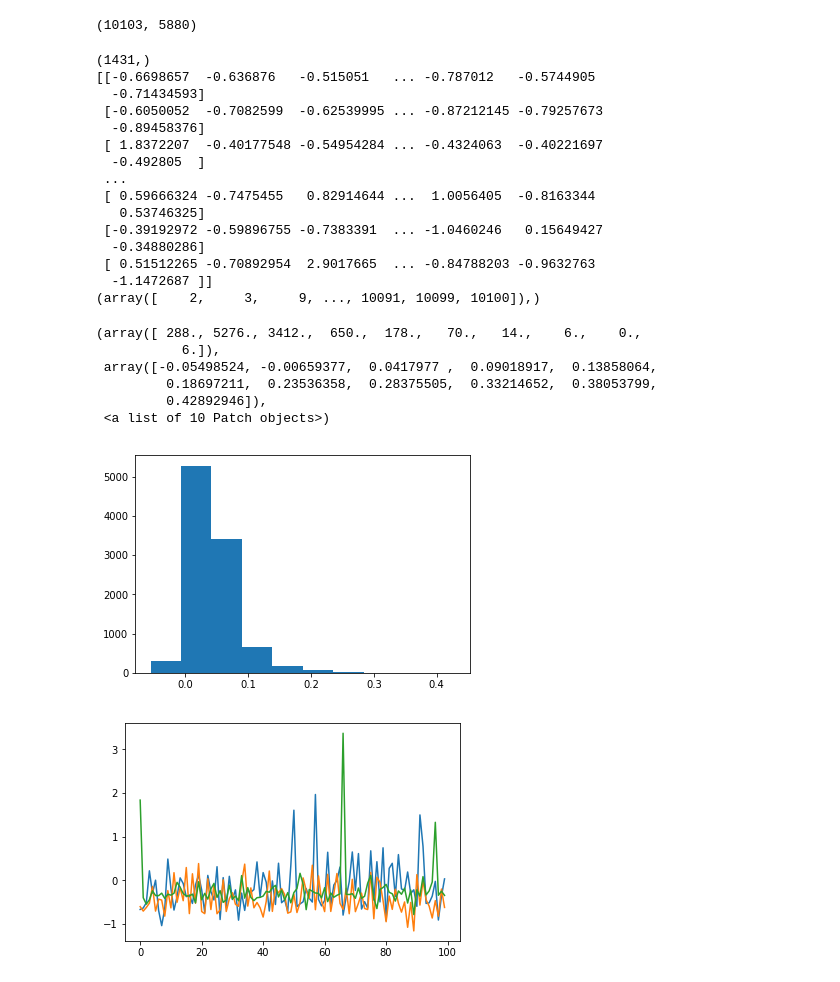
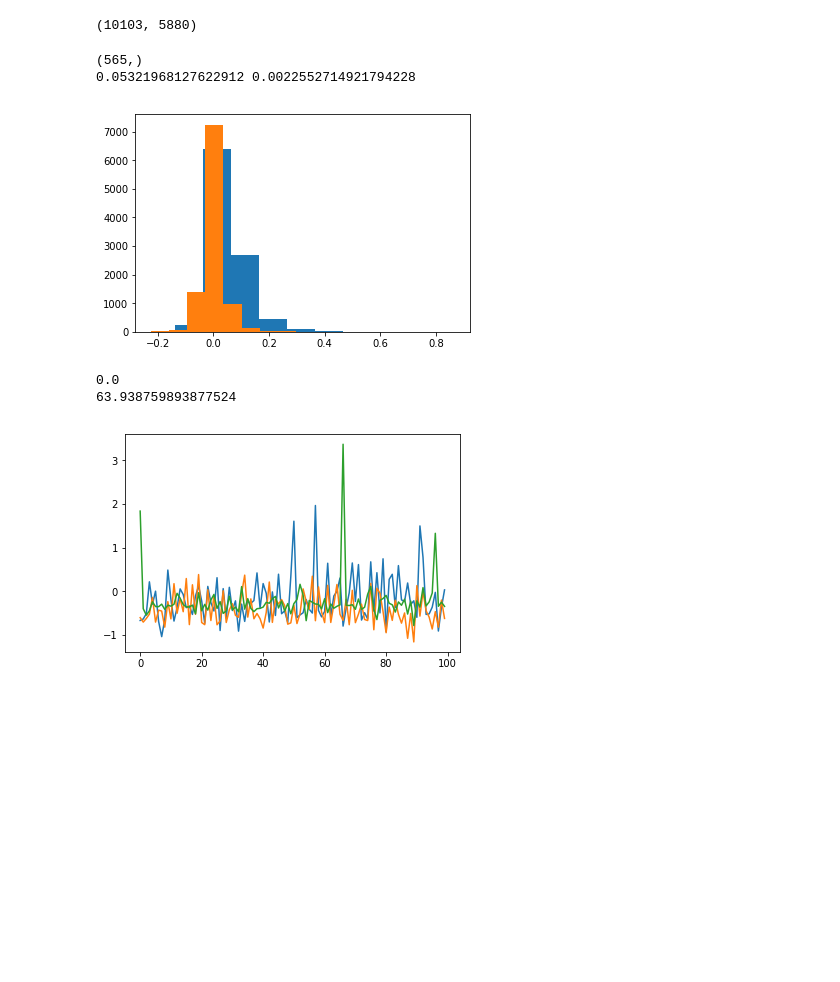
Before and after one commit to MouseLand/EnsemblePursuit, a Jupyter notebook: Visualizations/CorrelationsWithinEnsemble.ipynb, the cells around one changed output. Drawn from its saved outputs; the diff is of its cells as text; code cells hidden in the pictures; blank space fills up the shorter version.

Commit message:
Add ttest

```diff
--- a/Visualizations/CorrelationsWithinEnsemble.ipynb
+++ b/Visualizations/CorrelationsWithinEnsemble.ipynb
@@ -24,46 +24,39 @@ print(X.shape)
 # %% [output]
 (10103, 5880)
 # %%
-neurons=np.nonzero(U[:,0])
+neurons=np.nonzero(U[:,4])
 print(neurons[0].shape)
 ensemble_X=X[neurons,:][0]
-print(ensemble_X)
-print(neurons)
+#print(ensemble_X.shape)
+#print(neurons)
 #for j in range(0,10):
     #plt.plot(ensemble_X[j,0:200])
     #plt.show()
 
 corr_lst=[]
+corr_lst_orig=[]
 for i in range(0,100):
     for j in range(0,100):
         if j!=i:
             #print(j,i)
             corr_lst.append(np.corrcoef(ensemble_X[j,:],ensemble_X[i,:])[0,1])
+            corr_lst_orig.append(np.corrcoef(X[j,:],X[i,:])[0,1])
 #print(corr_lst)
 plt.hist(corr_lst)
+plt.hist(corr_lst_orig)
+print(np.mean(corr_lst),np.mean(corr_lst_orig))
 # %% [output]
-(1431,)
-[[-0.6698657  -0.636876   -0.515051   ... -0.787012   -0.5744905
-  -0.71434593]
- [-0.6050052  -0.7082599  -0.62539995 ... -0.87212145 -0.79257673
-  -0.89458376]
- [ 1.8372207  -0.40177548 -0.54954284 ... -0.4324063  -0.40221697
-  -0.492805  ]
- ...
- [ 0.59666324 -0.7475455   0.82914644 ...  1.0056405  -0.8163344
-   0.53746325]
- [-0.39192972 -0.59896755 -0.7383391  ... -1.0460246   0.15649427
-  -0.34880286]
- [ 0.51512265 -0.70892954  2.9017665  ... -0.84788203 -0.9632763
-  -1.1472687 ]]
-(array([    2,     3,     9, ..., 10091, 10099, 10100]),)
+(565,)
+0.05321968127622912 0.0022552714921794228
-(array([ 288., 5276., 3412.,  650.,  178.,   70.,   14.,    6.,    0.,
-           6.]),
- array([-0.05498524, -0.00659377,  0.0417977 ,  0.09018917,  0.13858064,
-         0.18697211,  0.23536358,  0.28375505,  0.33214652,  0.38053799,
-         0.42892946]),
- <a list of 10 Patch objects>)
-[figure, old version]
+[figure, new version]
+# %%
+from scipy import stats
+t, p = stats.ttest_ind(corr_lst,corr_lst_orig)
+print(p)
+print(t)
+# %% [output]
+0.0
+63.938759893877524
 # %%
 for j in range(0,3):
     plt.plot(ensemble_X[j,0:100])
```
